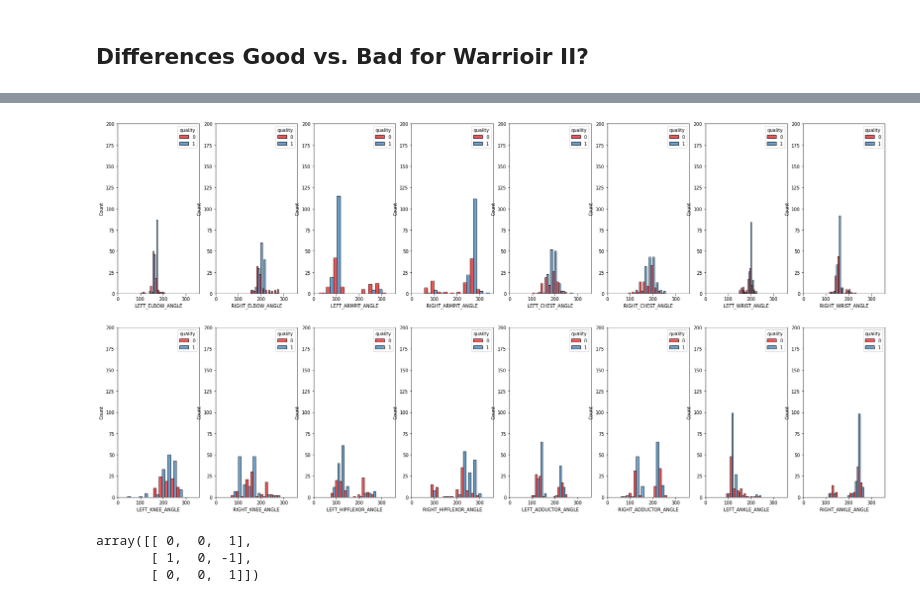
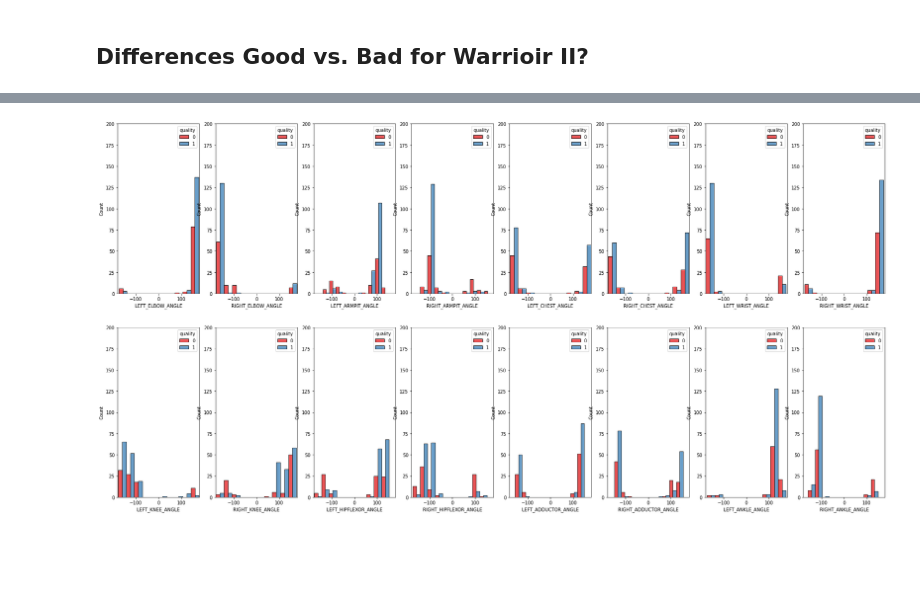
Before and after one commit to alec-flowers/visual_intelligence, a Jupyter notebook: notebooks/baseline_models.ipynb, the cells around one changed output, grey strips where cells are left out. Cells and saved outputs as stored; diff of their text form; code cells hidden in the pictures; blank space fills up the shorter version.

Commit message:
analysis: further juptyer work to understand images and angles

```diff
--- a/notebooks/baseline_models.ipynb
+++ b/notebooks/baseline_models.ipynb
@@ -36,6 +38,7 @@ indices = df_world.replace(to_replace='None', value=np.nan).dropna().index
 dataset_no_null = SubsetWithAttributes(dataset, indices)
 # %%
 df_world = df_world.replace(to_replace='None', value=np.nan).dropna()
+df_world = df_world.reset_index(drop=True)
 # %%
 from data import create_angle_features
 
@@ -80,5 +72,5 @@ for idx, col in enumerate(LANDMARKS_ANGLES_DICT.keys()):
     sns.histplot(df_world.loc[df_world['label']==0], x=col, hue='quality', ax=ax[y, x], bins=10, multiple='dodge')
     ax[y, x].tick_params(axis='x')
     ax[y, x].set_ylim(0,200)
-    ax[y, x].set_xlim(0,360)
+    ax[y, x].set_xlim(-180,180)
 # %% [output]
@@ -110,5 +86,5 @@ for idx, col in enumerate(LANDMARKS_ANGLES_DICT.keys()):
     sns.histplot(df_world.loc[df_world['label']==1], x=col, hue='quality', ax=ax[y, x], bins=10, multiple='dodge')
     ax[y, x].tick_params(axis='x')
     ax[y, x].set_ylim(0,200)
-    ax[y, x].set_xlim(0,360)
+    ax[y, x].set_xlim(-180,180)
 # %% [output]
@@ -118,12 +158,12 @@ for idx, col in enumerate(LANDMARKS_ANGLES_DICT.keys()):
 # %%
 fig, ax = plt.subplots(2, 8, figsize=(30, 15))
 sns.set_palette(sns.color_palette("Set1"))
 for idx, col in enumerate(LANDMARKS_ANGLES_DICT.keys()):
     y = int(idx/8)
     x = idx % 8
     sns.histplot(df_world.loc[df_world['label']==2], x=col, hue='quality', ax=ax[y, x], bins=10, multiple='dodge')
     ax[y, x].tick_params(axis='x')
     ax[y, x].set_ylim(0,200)
-    ax[y, x].set_xlim(0,360)
+    ax[y, x].set_xlim(-180,180)
 # %% [output]
-[figure, old version]
+[figure, new version]
@@ -134,6 +169,0 @@ modified = points - np.tile(points[:,1],(3,1)).T
-# %%
-modified
-# %% [output]
-array([[ 0,  0,  1],
-       [ 1,  0, -1],
-       [ 0,  0,  1]])
```
Also changed, not shown: parts of 79 cells of this notebook, 1 other file.
